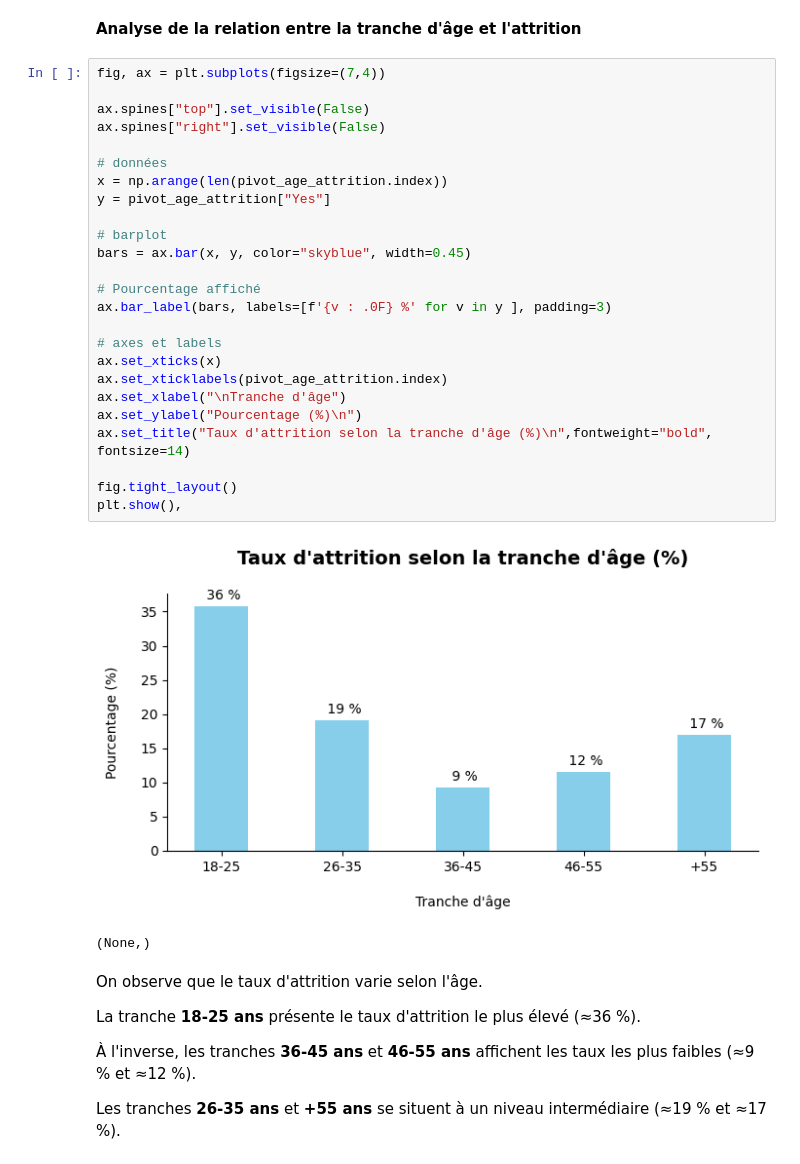
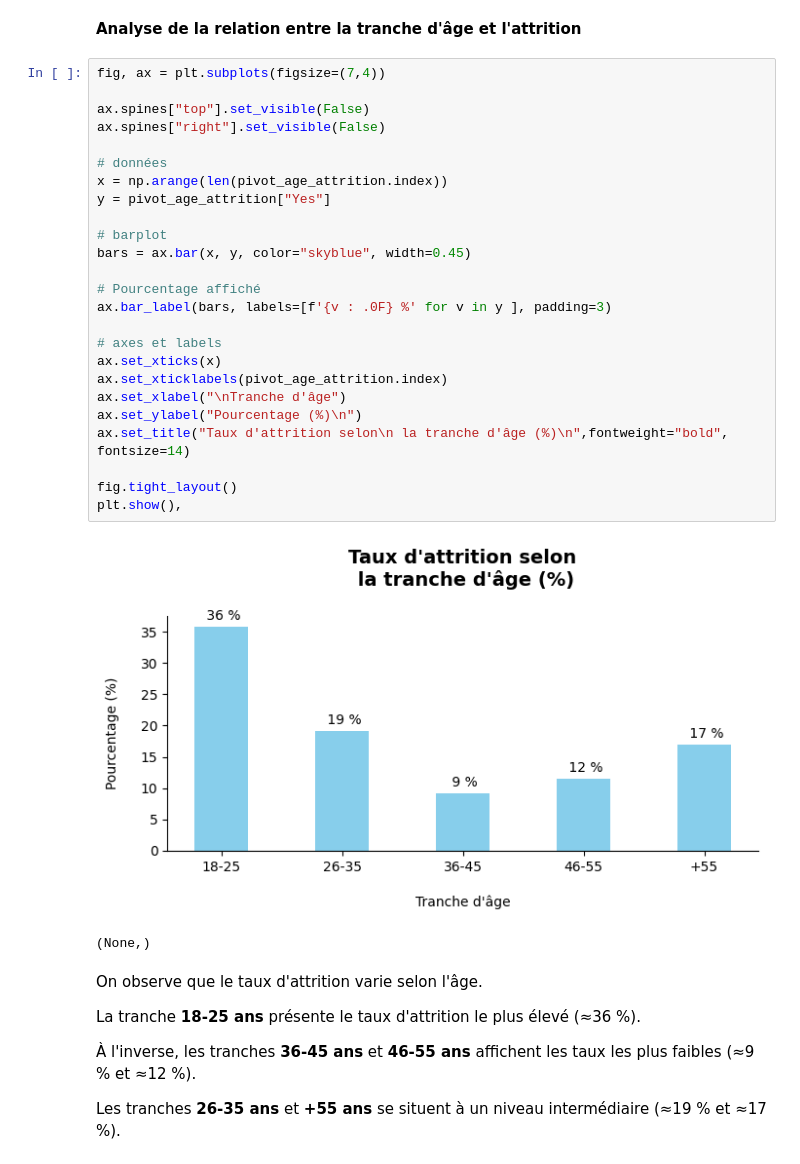
Before and after one commit to Kemuri15/employee-attrition-analysis, a Jupyter notebook: notebooks/03_axe_1_conditions_personnelle.ipynb, the cells around one changed output. Drawn from its saved outputs; the diff is of its cells as text.

```diff
--- a/notebooks/03_axe_1_conditions_personnelle.ipynb
+++ b/notebooks/03_axe_1_conditions_personnelle.ipynb
@@ -602,30 +607,30 @@ pivot_age_attrition
 # %%
 fig, ax = plt.subplots(figsize=(7,4))
 
 ax.spines["top"].set_visible(False)
 ax.spines["right"].set_visible(False)
 
 # données
 x = np.arange(len(pivot_age_attrition.index))
 y = pivot_age_attrition["Yes"]
 
 # barplot
 bars = ax.bar(x, y, color="skyblue", width=0.45)
 
 # Pourcentage affiché
 ax.bar_label(bars, labels=[f'{v : .0F} %' for v in y ], padding=3)
 
 # axes et labels
 ax.set_xticks(x)
 ax.set_xticklabels(pivot_age_attrition.index)
 ax.set_xlabel("\nTranche d'âge")
 ax.set_ylabel("Pourcentage (%)\n")
-ax.set_title("Taux d'attrition selon la tranche d'âge (%)\n",fontweight="bold", fontsize=14)
+ax.set_title("Taux d'attrition selon\n la tranche d'âge (%)\n",fontweight="bold", fontsize=14)
 
 fig.tight_layout()
 plt.show(),
 # %% [output]
-[figure, old version]
+[figure, new version]
 (None,)
 # %% [markdown]
 On observe que le taux d'attrition varie selon l'âge.
```
Also changed, not shown: parts of 31 cells of this notebook, 4 other files.
